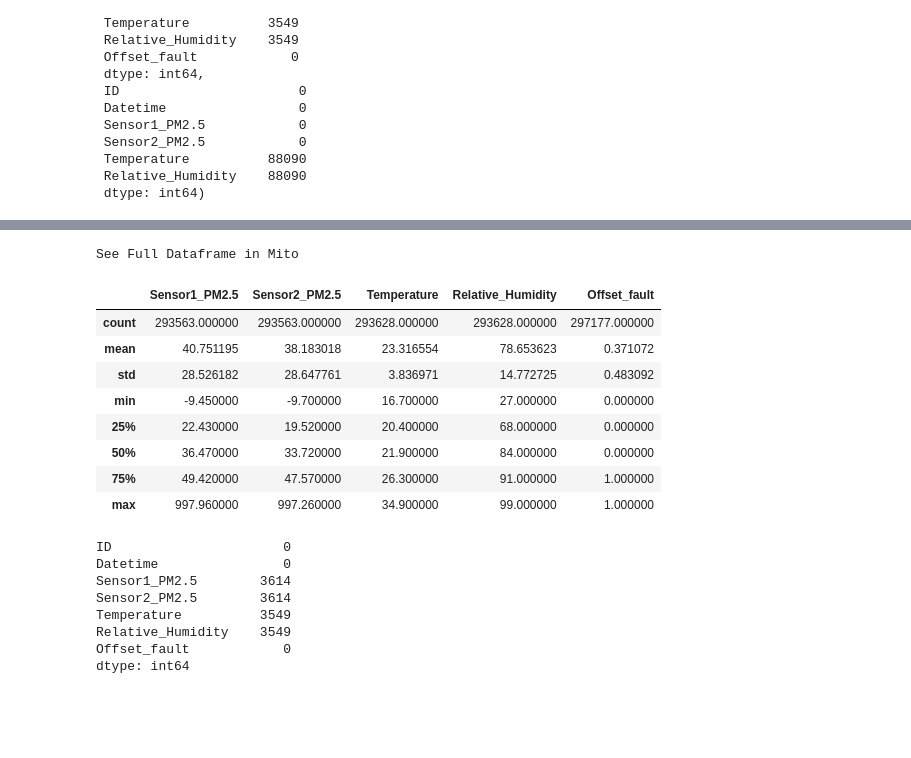
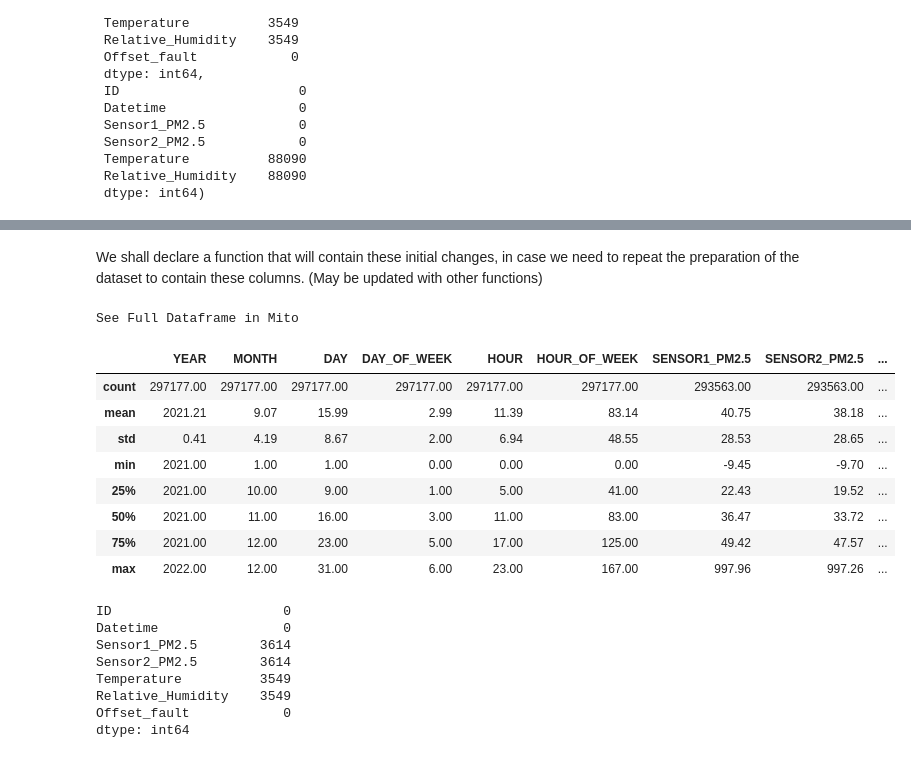
Before and after one commit to JessWN/UmojaHack2022-TeamVyrodok, a Jupyter notebook: challenge.ipynb, the cells around one changed output, grey strips where cells are left out. Drawn from its saved outputs; the diff is of its cells as text; code cells hidden in the pictures; blank space fills up the shorter version.

Commit message:
220319 - RandomForestClassifier, some functions

```diff
--- a/challenge.ipynb
+++ b/challenge.ipynb
@@ -137,16 +92,61 @@ See Full Dataframe in Mito
+# %% [markdown]
+We shall declare a function that will contain these initial changes, in case we need to repeat the preparation of the dataset to contain these columns.
+(May be updated with other functions)
+# %%
+#Input: Expects df similar to the original dataset
+#Output: DF with the following columns:
+
+def prepare_df(_df):
+
+    df = _df.copy(deep=True)
+    #Convert datetime format
+    df['Datetime'] = pd.to_datetime(df['Datetime'])
+
+    # Add columns for year, month, day, hour
+    df['YEAR'] = pd.DatetimeIndex(df['Datetime']).year
+    df['MONTH'] = pd.DatetimeIndex(df['Datetime']).month
+    df['DAY'] = pd.DatetimeIndex(df['Datetime']).day
+    df['HOUR'] = pd.DatetimeIndex(df['Datetime']).hour
+    df['DAY_OF_WEEK'] = pd.DatetimeIndex(df['Datetime']).dayofweek
+    df['HOUR_OF_WEEK'] = ((pd.DatetimeIndex(df['Datetime']).dayofweek * 24) + pd.DatetimeIndex(df['Datetime']).hour)
+
+
+    #Standardize column titles
+    df.rename(
+        columns = {
+            'Datetime': 'DATETIME', 'Sensor1_PM2.5' : 'SENSOR1_PM2.5',
+            'Sensor2_PM2.5' : 'SENSOR2_PM2.5', 'Temperature': 'TEMPERATURE',
+            'Relative_Humidity': 'RELATIVE_HUMIDITY', 'Offset_fault': 'OFFSET_FAULT'
+        }, inplace=True
+    )
+
+    #Re-order columns
+    df = df.reindex(
+        columns = ['ID'] + ['DATETIME'] + ['YEAR'] + ['MONTH'] + ['DAY'] + \
+            ['DAY_OF_WEEK'] + ['HOUR'] + ['HOUR_OF_WEEK'] + \
+            [col for col in df.columns if col not in \
+                ['ID', 'DATETIME', 'YEAR', 'MONTH', 'DAY', 'HOUR',
+                'OFFSET_FAULT', 'DAY_OF_WEEK', 'HOUR_OF_WEEK']]\
+                    + ['OFFSET_FAULT']
+    )
+
+    return df
+# %%
+#A00
+train_df = prepare_df(raw_train_df)
 # %%
-train_df.describe()
+train_df.describe().round(2)
 # %% [output]
 See Full Dataframe in Mito
-|  | Sensor1_PM2.5 | Sensor2_PM2.5 | Temperature | Relative_Humidity | Offset_fault |
-| count | 293563.000000 | 293563.000000 | 293628.000000 | 293628.000000 | 297177.000000 |
-| mean | 40.751195 | 38.183018 | 23.316554 | 78.653623 | 0.371072 |
-| std | 28.526182 | 28.647761 | 3.836971 | 14.772725 | 0.483092 |
-| min | -9.450000 | -9.700000 | 16.700000 | 27.000000 | 0.000000 |
-| 25% | 22.430000 | 19.520000 | 20.400000 | 68.000000 | 0.000000 |
-| 50% | 36.470000 | 33.720000 | 21.900000 | 84.000000 | 0.000000 |
-| 75% | 49.420000 | 47.570000 | 26.300000 | 91.000000 | 1.000000 |
-| max | 997.960000 | 997.260000 | 34.900000 | 99.000000 | 1.000000 |
+|  | YEAR | MONTH | DAY | DAY_OF_WEEK | HOUR | HOUR_OF_WEEK | SENSOR1_PM2.5 | SENSOR2_PM2.5 | ... |
+| count | 297177.00 | 297177.00 | 297177.00 | 297177.00 | 297177.00 | 297177.00 | 293563.00 | 293563.00 | ... |
+| mean | 2021.21 | 9.07 | 15.99 | 2.99 | 11.39 | 83.14 | 40.75 | 38.18 | ... |
+| std | 0.41 | 4.19 | 8.67 | 2.00 | 6.94 | 48.55 | 28.53 | 28.65 | ... |
+| min | 2021.00 | 1.00 | 1.00 | 0.00 | 0.00 | 0.00 | -9.45 | -9.70 | ... |
+| 25% | 2021.00 | 10.00 | 9.00 | 1.00 | 5.00 | 41.00 | 22.43 | 19.52 | ... |
+| 50% | 2021.00 | 11.00 | 16.00 | 3.00 | 11.00 | 83.00 | 36.47 | 33.72 | ... |
+| 75% | 2021.00 | 12.00 | 23.00 | 5.00 | 17.00 | 125.00 | 49.42 | 47.57 | ... |
+| max | 2022.00 | 12.00 | 31.00 | 6.00 | 23.00 | 167.00 | 997.96 | 997.26 | ... |
 # %%
 train_df.isna().sum()
 # %% [output]
```
Also changed, not shown: parts of 20 cells of this notebook.
